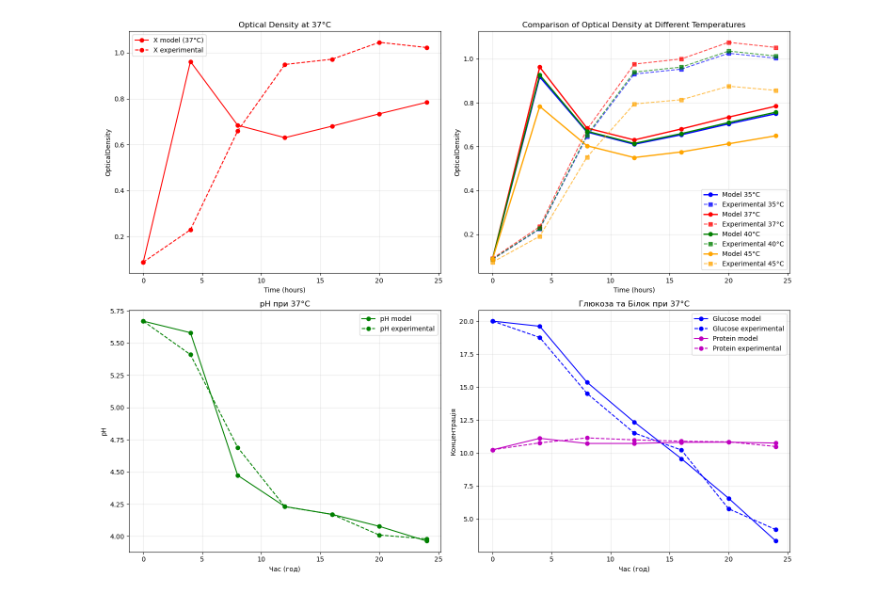
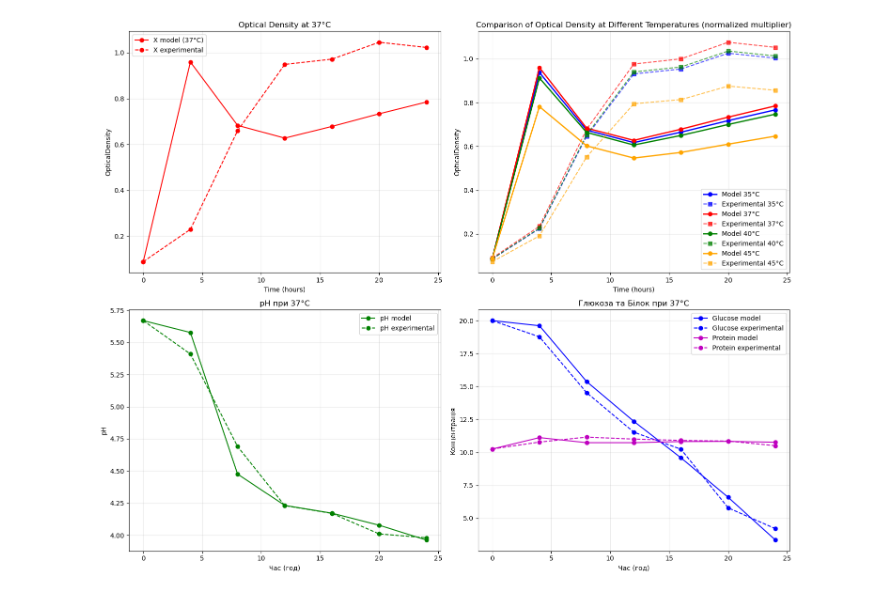
Before and after one commit to AI-ML-systems/biotech_production_management, a Jupyter notebook: model_temperature.ipynb, the cells around one changed output. Drawn from its saved outputs; the diff is of its cells as text; code cells hidden in the pictures.

```diff
--- a/model_temperature.ipynb
+++ b/model_temperature.ipynb
@@ -9,5 +9,5 @@ from data.input_data import df1
 # %%
-df2_temperature = pd.DataFrame({
+temperature_data = pd.DataFrame({
     "t, °C": [
         35.0, 35.0, 35.0, 35.0, 35.0, 35.0, 35.0,
         37.0, 37.0, 37.0, 37.0, 37.0, 37.0, 37.0,
@@ -98,9 +128,9 @@ def loss_with_temperature(params):
     return total_error
 # %%
-params0 = np.array([0.6, 0.3, 0.05, 0.02, 0.01, 0.01, 0.01, 0.3, 0.8, 0.4])
+params = np.array([0.6, 0.3, 0.05, 0.02, 0.01, 0.01, 0.01, 0.3, 0.8, 0.4])
 
-print('оптимізація параметрів з уразуванням температури')
-res = minimize(loss_with_temperature, params0, method='L-BFGS-B', options={'maxiter': 50000})
+print('Оптимізація параметрів базової динаміки при 37°C з урахуванням нормалізованої температури')
+res = minimize(loss_with_temperature, params, method='L-BFGS-B', options={'maxiter': 50000})
 print('Оптимальні параметри:', res.x)
 print('Фінальна помилка:', res.fun)
 # %% [output]
@@ -130,11 +146,17 @@ Optimal params: [
 
 fig, axes = plt.subplots(2, 2, figsize=(15, 12))
 
-# Basic model (37°C)
-X_model, pH_model, G_model, B_model = simulate_with_temperature(res.x, 37.0)
+# Use optimized params if available, otherwise fall back to initial params
+plot_params = res.x if 'res' in locals() and hasattr(res, 'x') else params
 
-axes[0, 0].plot(df1['Time'], X_model, 'r-', label='X model (37°C)', marker='o')
-axes[0, 0].plot(df1['Time'], df1['OpticalDensity'], 'ro--', label='X experimental')
+# Convenience time array
+times = time_opticaldensity_ph_glucose_protein['Time']
+
+# Base model (37°C)
+X_model, pH_model, G_model, B_model = simulate_with_temperature(plot_params, 37.0)
+
+axes[0, 0].plot(times, X_model, 'r-', label='X model (37°C)', marker='o')
+axes[0, 0].plot(times, time_opticaldensity_ph_glucose_protein['OpticalDensity'], 'ro--', label='X experimental')
 axes[0, 0].set_title('Optical Density at 37°C')
 axes[0, 0].set_xlabel('Time (hours)')
 axes[0, 0].set_ylabel('OpticalDensity')
@@ -143,45 +165,45 @@ axes[0, 0].grid(True, alpha=0.3)
 
 # Comparison of temperature
 colors = ['blue', 'red', 'green', 'orange']
-for i, temp, in enumerate([35, 37, 40, 45]):
-    X_temp, _, _, _ = simulate_with_temperature(res.x, temp)
-    temp_subset = df2_temperature[df2_temperature['t, °C'] == temp]
+for i, temp in enumerate([35, 37, 40, 45]):
+    X_temp, _, _, _ = simulate_with_temperature(plot_params, temp)
+    temp_subset = temperature_data[temperature_data['t, °C'] == temp]
 
     axes[0, 1].plot(
-        df1['Time'], X_temp, color=colors[i], label=f'Model {temp}°C', marker='o', linewidth=2
+        times, X_temp, color=colors[i], label=f'Model {temp}°C', marker='o', linewidth=2
     )
     axes[0, 1].plot(
         temp_subset['Time'], temp_subset['OpticalDensity'], color=colors[i], linestyle='--', marker='s',
-        label=f'Experimental {temp}°C', alpha=0.7
+        label=f'Experimental {temp}°C', alpha=0.7,
     )
 
-axes[0, 1].set_title('Comparison of Optical Density at Different Temperatures')
+axes[0, 1].set_title('Comparison of Optical Density at Different Temperatures (normalized multiplier)')
 axes[0, 1].set_xlabel('Time (hours)')
 axes[0, 1].set_ylabel('OpticalDensity')
 axes[0, 1].legend()
 axes[0, 1].grid(True, alpha=0.3)
 
 # pH та Глюкоза при 37°C
-axes[1,0].plot(df1['Time'], pH_model, 'g-', label='pH model', marker='o')
-axes[1,0].plot(df1['Time'], df1['pH'], 'go--', label='pH experimental')
+axes[1,0].plot(times, pH_model, 'g-', label='pH model', marker='o')
+axes[1,0].plot(times, time_opticaldensity_ph_glucose_protein['pH'], 'go--', label='pH experimental')
 axes[1,0].set_title('pH при 37°C')
 axes[1,0].set_xlabel('Час (год)')
 axes[1,0].set_ylabel('pH')
 axes[1,0].legend()
 axes[1,0].grid(True, alpha=0.3)
 
-axes[1,1].plot(df1['Time'], G_model, 'b-', label='Glucose model', marker='o')
-axes[1,1].plot(df1['Time'], df1['Glucose'], 'bo--', label='Glucose experimental')
-axes[1,1].plot(df1['Time'], B_model, 'm-', label='Protein model', marker='o')
-axes[1,1].plot(df1['Time'], df1['Protein'], 'mo--', label='Protein experimental')
+axes[1,1].plot(times, G_model, 'b-', label='Glucose model', marker='o')
+axes[1,1].plot(times, time_opticaldensity_ph_glucose_protein['Glucose'], 'bo--', label='Glucose experimental')
+axes[1,1].plot(times, B_model, 'm-', label='Protein model', marker='o')
+axes[1,1].plot(times, time_opticaldensity_ph_glucose_protein['Protein'], 'mo--', label='Protein experimental')
 axes[1,1].set_title('Глюкоза та Білок при 37°C')
 axes[1,1].set_xlabel('Час (год)')
 axes[1,1].set_ylabel('Концентрація')
 axes[1,1].legend()
 axes[1,1].grid(True, alpha=0.3)
 
 plt.tight_layout()
 plt.show()
 # %% [output]
-[figure, old version]
+[figure, new version]
 # %%
```
Also changed, not shown: parts of 6 cells of this notebook, 2 other files.
